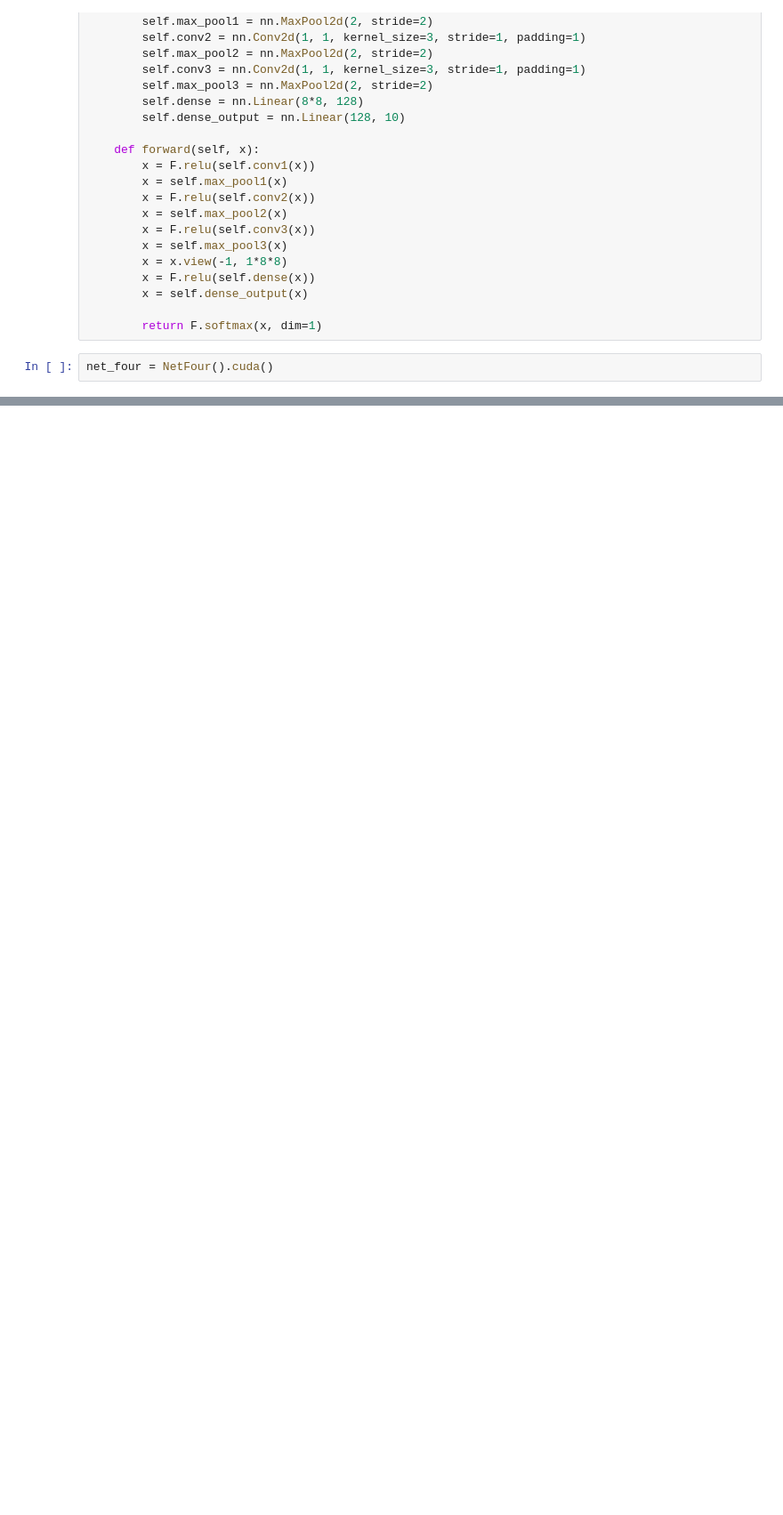
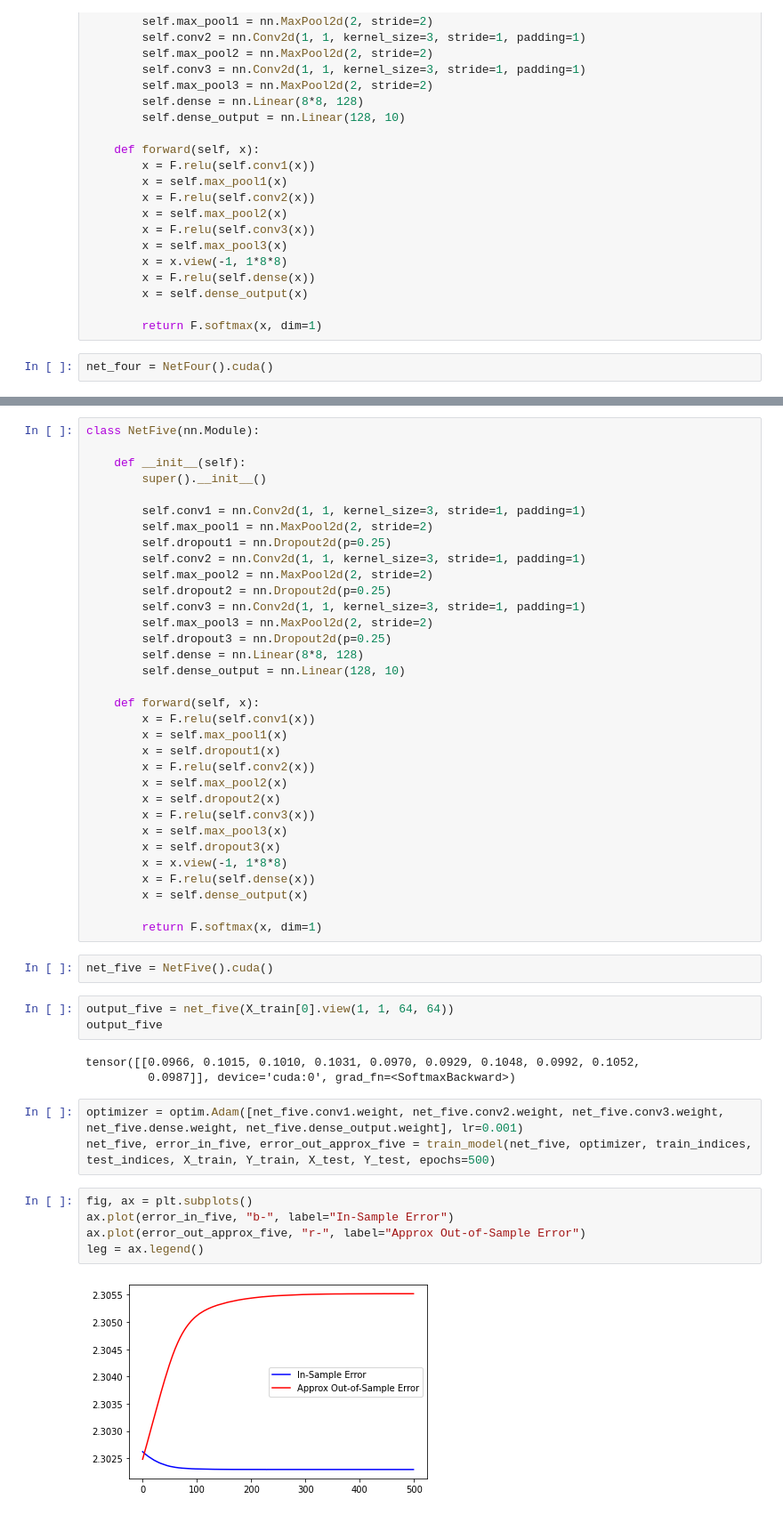
Before and after one commit to ilmarinen/machine-learning-notebooks, a Jupyter notebook: SignLanguage-CUDA.ipynb, the cells around one changed output, grey strips where cells are left out. Shown at 89% size. Drawn from its saved outputs; the diff is of its cells as text; blank space fills up the shorter version.

```diff
--- a/SignLanguage-CUDA.ipynb
+++ b/SignLanguage-CUDA.ipynb
@@ -310,0 +280,51 @@ print(correct/total)
+# %%
+class NetFive(nn.Module):
+
+    def __init__(self):
+        super().__init__()
+
+        self.conv1 = nn.Conv2d(1, 1, kernel_size=3, stride=1, padding=1)
+        self.max_pool1 = nn.MaxPool2d(2, stride=2)
+        self.dropout1 = nn.Dropout2d(p=0.25)
+        self.conv2 = nn.Conv2d(1, 1, kernel_size=3, stride=1, padding=1)
+        self.max_pool2 = nn.MaxPool2d(2, stride=2)
+        self.dropout2 = nn.Dropout2d(p=0.25)
+        self.conv3 = nn.Conv2d(1, 1, kernel_size=3, stride=1, padding=1)
+        self.max_pool3 = nn.MaxPool2d(2, stride=2)
+        self.dropout3 = nn.Dropout2d(p=0.25)
+        self.dense = nn.Linear(8*8, 128)
+        self.dense_output = nn.Linear(128, 10)
+
+    def forward(self, x):
+        x = F.relu(self.conv1(x))
+        x = self.max_pool1(x)
+        x = self.dropout1(x)
+        x = F.relu(self.conv2(x))
+        x = self.max_pool2(x)
+        x = self.dropout2(x)
+        x = F.relu(self.conv3(x))
+        x = self.max_pool3(x)
+        x = self.dropout3(x)
+        x = x.view(-1, 1*8*8)
+        x = F.relu(self.dense(x))
+        x = self.dense_output(x)
+
+        return F.softmax(x, dim=1)
+# %%
+net_five = NetFive().cuda()
+# %%
+output_five = net_five(X_train[0].view(1, 1, 64, 64))
+output_five
+# %% [output]
+tensor([[0.0966, 0.1015, 0.1010, 0.1031, 0.0970, 0.0929, 0.1048, 0.0992, 0.1052,
+         0.0987]], device='cuda:0', grad_fn=<SoftmaxBackward>)
+# %%
+optimizer = optim.Adam([net_five.conv1.weight, net_five.conv2.weight, net_five.conv3.weight, net_five.dense.weight, net_five.dense_output.weight], lr=0.001)
+net_five, error_in_five, error_out_approx_five = train_model(net_five, optimizer, train_indices, test_indices, X_train, Y_train, X_test, Y_test, epochs=500)
+# %%
+fig, ax = plt.subplots()
+ax.plot(error_in_five, "b-", label="In-Sample Error")
+ax.plot(error_out_approx_five, "r-", label="Approx Out-of-Sample Error")
+leg = ax.legend()
+# %% [output]
+[figure, added]
```
Also changed, not shown: parts of 35 cells of this notebook.
